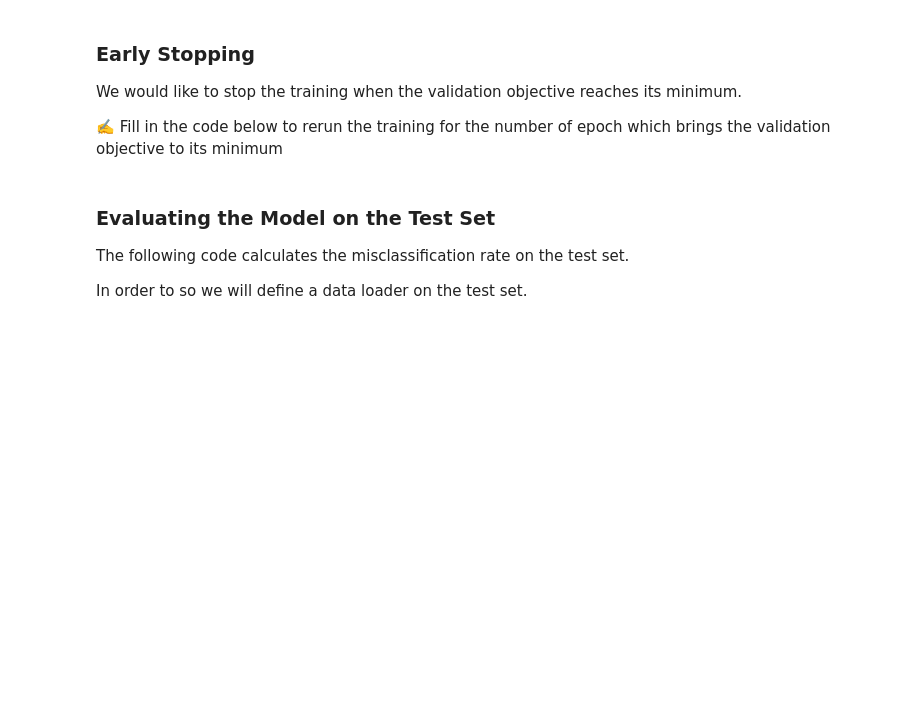
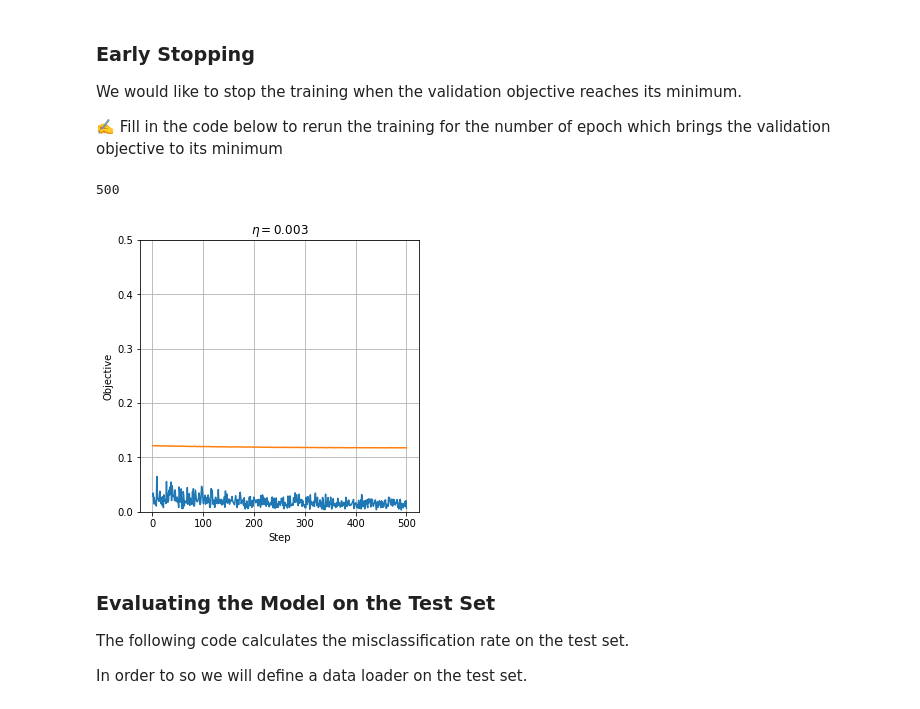
Before and after one commit to nateRot/portfolio, a Jupyter notebook: Assignments/assignment_5/assignment_5.ipynb, the cells around one changed output. Cells and saved outputs as stored; diff of their text form; code cells hidden in the pictures; blank space fills up the shorter version.

```diff
--- a/Assignments/assignment_5/assignment_5.ipynb
+++ b/Assignments/assignment_5/assignment_5.ipynb
@@ -496,20 +585,25 @@ We would like to stop the training when the validation objective reaches its min
 # %%
 optimal_number_of_steps = np.argmin(val_objective_list)
 print(optimal_number_of_steps)
 
 ## %%%%%%%%%%%%%%% Your code here - Begin %%%%%%%%%%%%%%%
 ...
-train_objective_list, val_objective_list = ...
+train_objective_list, val_objective_list = train(model, eta, optimal_number_of_steps, train_loader,
+                                                 torch.tensor(x_val).float().cuda(),
+                                                 torch.tensor(y_val).long().cuda())
 ## %%%%%%%%%%%%%%% Your code here - End %%%%%%%%%%%%%%%%%
 
 ## Plot
 fig, ax = plt.subplots(figsize=(5, 5))
 ax.plot(np.arange(len(train_objective_list)), train_objective_list, label='Train')
 ax.plot(np.arange(len(val_objective_list)), val_objective_list, label='Validation')
 ax.set_title(r'$\eta={' + f'{eta:g}' + r'}$')
 ax.set_xlabel('Step')
 ax.set_ylabel('Objective')
 ax.set_ylim(0, 0.5);
+# %% [output]
+500
+[figure, added]
 # %% [markdown]
 ### Evaluating the Model on the Test Set
 
```
Also changed, not shown: parts of 17 cells of this notebook.
